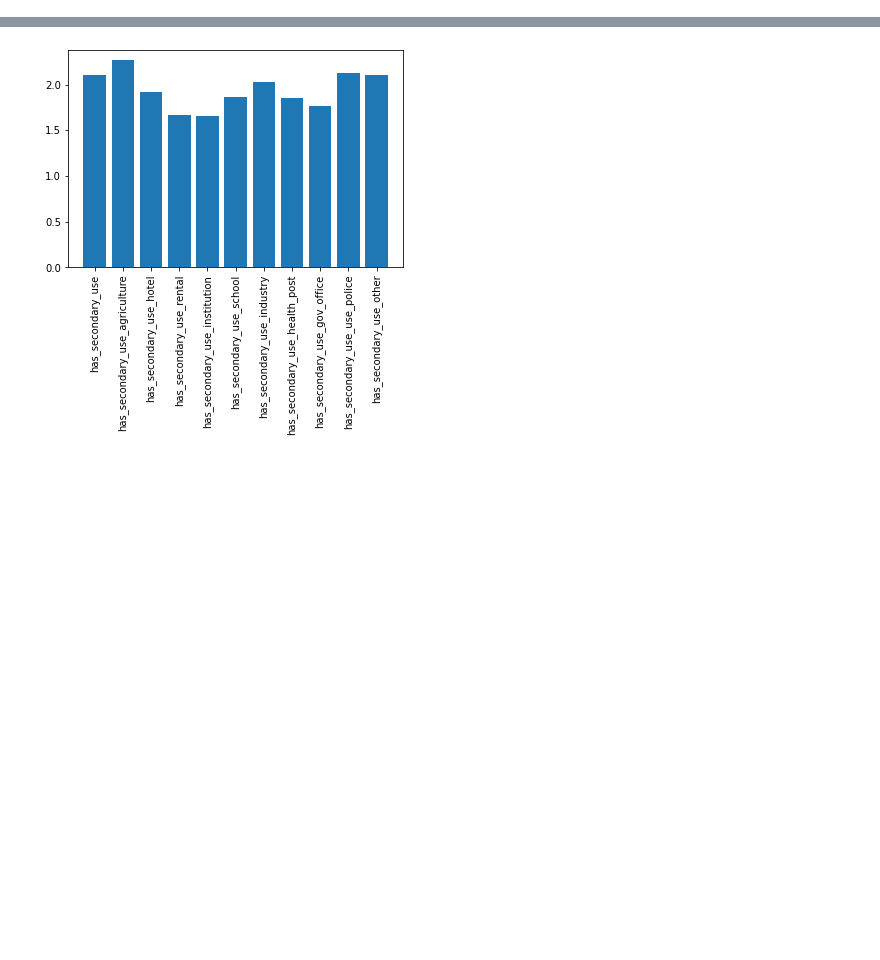
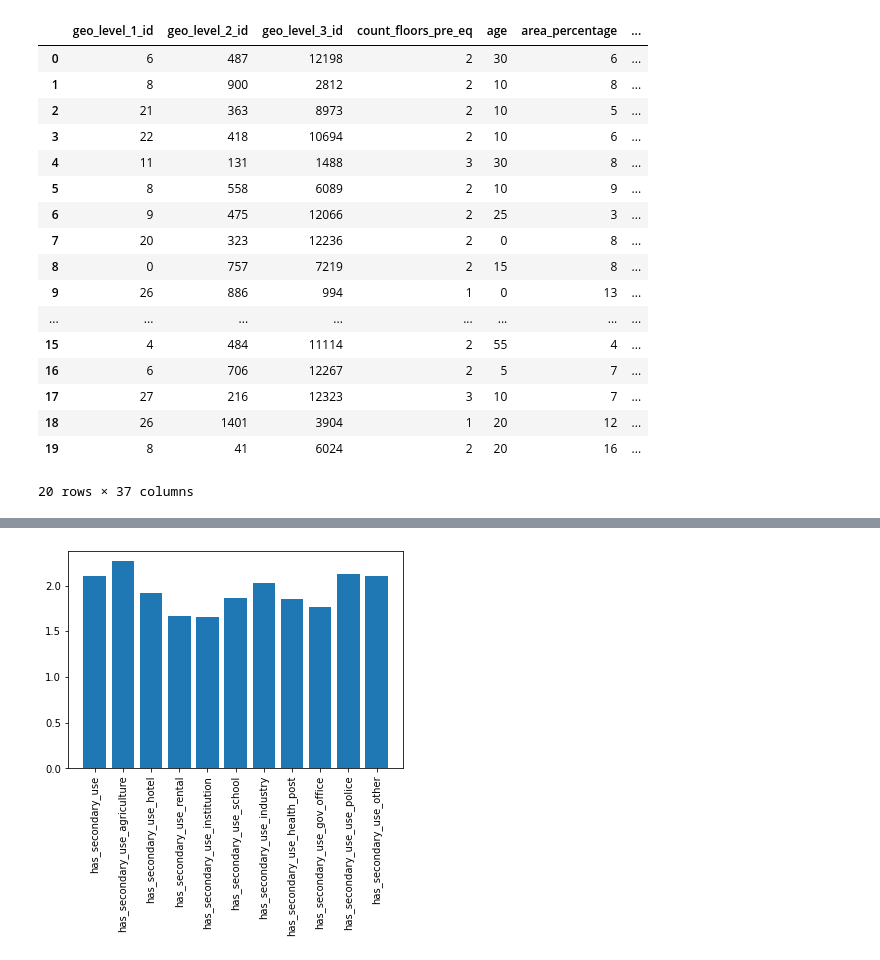
Before and after one commit to juanchycc/Tp2-Datos, a Jupyter notebook: featuring.ipynb, the cells around one changed output, grey strips where cells are left out. Drawn from its saved outputs; the diff is of its cells as text; code cells hidden in the pictures; blank space fills up the shorter version.

```diff
--- a/featuring.ipynb
+++ b/featuring.ipynb
@@ -24,4 +24,25 @@ test_values = pd.read_csv('test_values.csv',index_col='building_id')
 set_train = train_values.merge(train_labels)
 set_train.drop( columns=["building_id"], inplace=True)
 set_train = set_train[set_train['count_floors_pre_eq'] <= 6]
+# %%
+set_train.head(20)
+# %% [output]
+|  | geo_level_1_id | geo_level_2_id | geo_level_3_id | count_floors_pre_eq | age | area_percentage | ... |
+| 0 | 6 | 487 | 12198 | 2 | 30 | 6 | ... |
+| 1 | 8 | 900 | 2812 | 2 | 10 | 8 | ... |
+| 2 | 21 | 363 | 8973 | 2 | 10 | 5 | ... |
+| 3 | 22 | 418 | 10694 | 2 | 10 | 6 | ... |
+| 4 | 11 | 131 | 1488 | 3 | 30 | 8 | ... |
+| 5 | 8 | 558 | 6089 | 2 | 10 | 9 | ... |
+| 6 | 9 | 475 | 12066 | 2 | 25 | 3 | ... |
+| 7 | 20 | 323 | 12236 | 2 | 0 | 8 | ... |
+| 8 | 0 | 757 | 7219 | 2 | 15 | 8 | ... |
+| 9 | 26 | 886 | 994 | 1 | 0 | 13 | ... |
+| ... | ... | ... | ... | ... | ... | ... | ... |
+| 15 | 4 | 484 | 11114 | 2 | 55 | 4 | ... |
+| 16 | 6 | 706 | 12267 | 2 | 5 | 7 | ... |
+| 17 | 27 | 216 | 12323 | 3 | 10 | 7 | ... |
+| 18 | 26 | 1401 | 3904 | 1 | 20 | 12 | ... |
+| 19 | 8 | 41 | 6024 | 2 | 20 | 16 | ... |
+20 rows × 37 columns
 # %%
```
Also changed, not shown: parts of 14 cells of this notebook, 1 other file.
